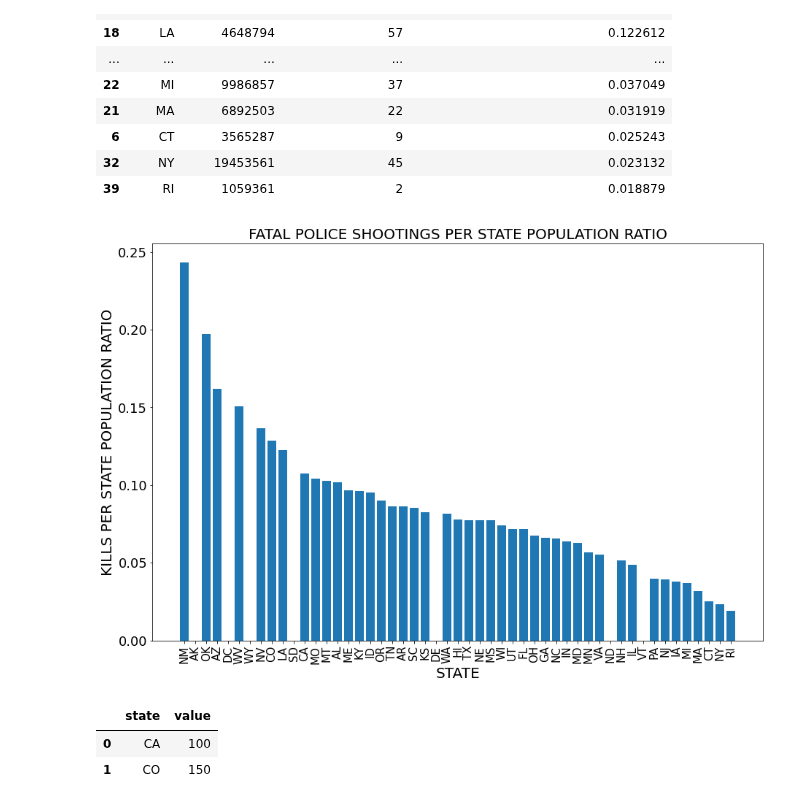
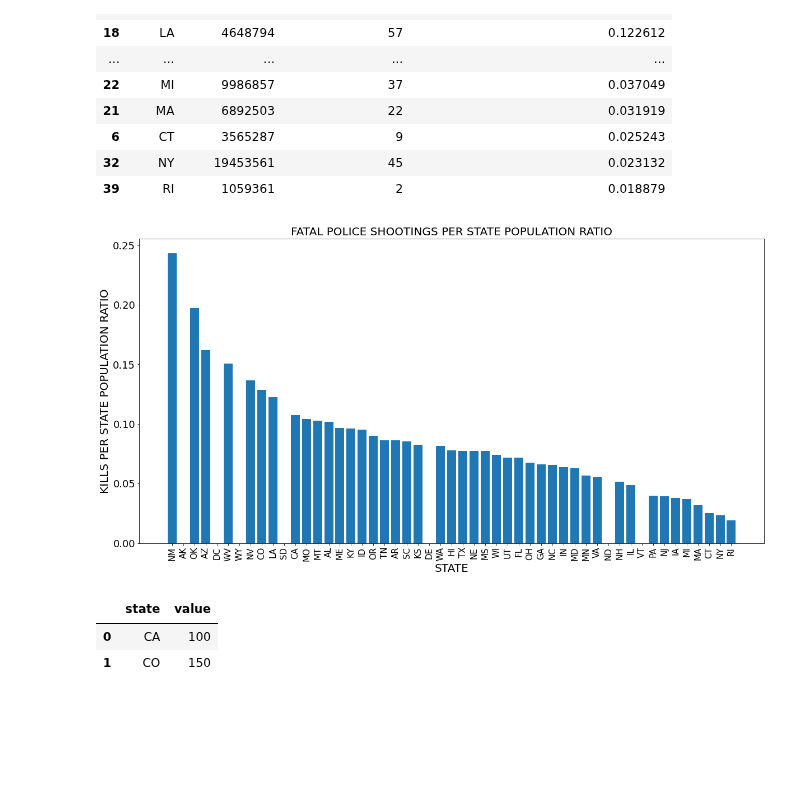
Before and after one commit to salasm/projects, a Jupyter notebook: police-killings.ipynb, the cells around one changed output. Saved outputs shown, nothing was run; the diff lists cells and outputs as text; code cells hidden in the pictures; blank space fills up the shorter version.

```diff
--- a/police-killings.ipynb
+++ b/police-killings.ipynb
@@ -71,18 +71,18 @@ pop_kills_sorted
 # %%
 x = pop_kills_sorted['STATE']
 y = pop_kills_sorted['KILLS PER STATE POPULATION RATIO']
 plt.bar(x, y)
-plt.rcParams["figure.figsize"] = (15,10)
+plt.rcParams["figure.figsize"] = (20,10)
 
 plt.xticks(fontsize = 15, rotation = 90)
 plt.yticks(fontsize = 18)
 plt.xlabel('STATE', size = 20)
 plt.ylabel('KILLS PER STATE POPULATION RATIO', size = 20)
 plt.title('FATAL POLICE SHOOTINGS PER STATE POPULATION RATIO', size = 20)
 
 plt.show()
 # %% [output]
-[figure, old version]
+[figure, new version]
 # %%
 data = {'state': ['CA', 'CO'], 'value': [100, 150]}
 state_df = pd.DataFrame(data)
```
Also changed, not shown: parts of 2 cells of this notebook.
